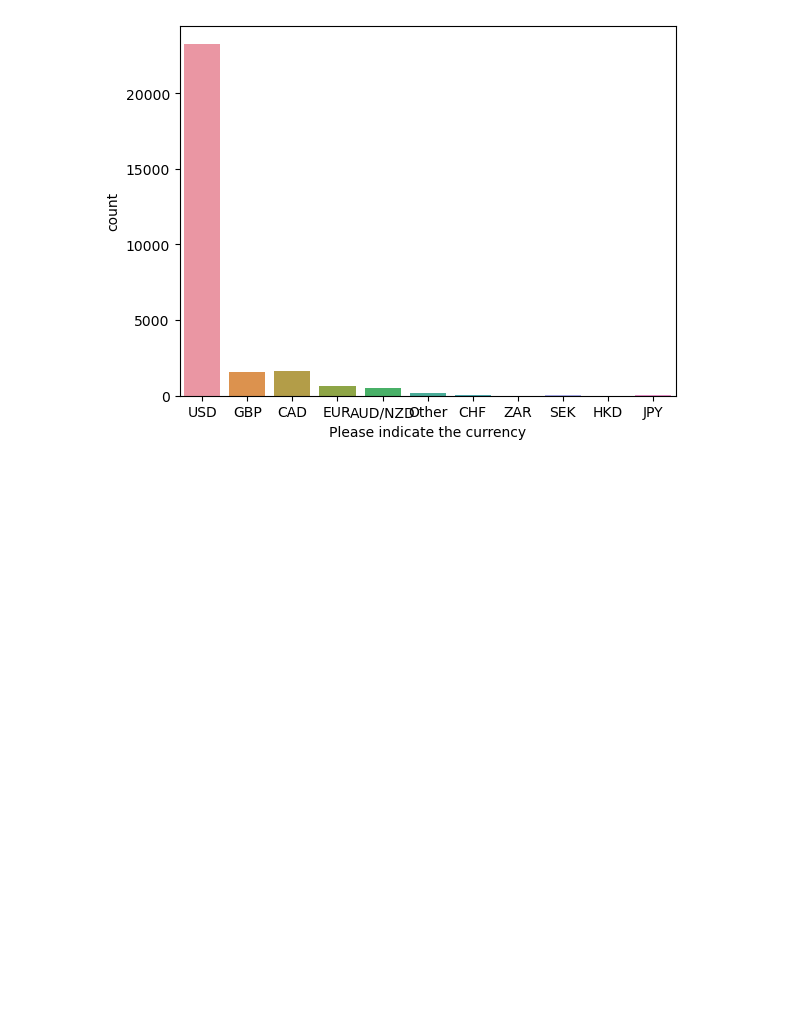
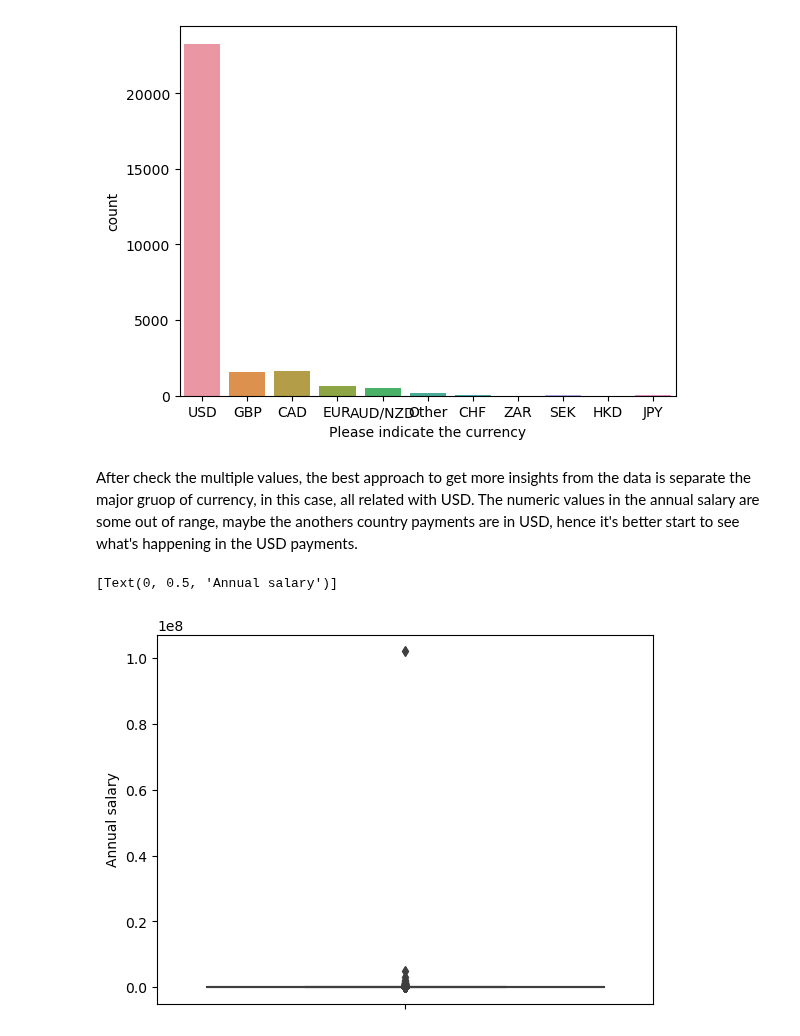
Before and after one commit to armandolezama/data-science-portfolio, a Jupyter notebook: Data_Science_Cycle/Ask_A_Manager_Salary_Survey_2021/Ask_A_Manager_Salary_Survey_2021.ipynb, the cells around one changed output. Saved outputs shown, nothing was run; the diff lists cells and outputs as text; code cells hidden in the pictures; blank space fills up the shorter version.

```diff
--- a/Data_Science_Cycle/Ask_A_Manager_Salary_Survey_2021/Ask_A_Manager_Salary_Survey_2021.ipynb
+++ b/Data_Science_Cycle/Ask_A_Manager_Salary_Survey_2021/Ask_A_Manager_Salary_Survey_2021.ipynb
@@ -425,3 +424,16 @@ currency_plot.get_xticklabels()
  Text(9, 0, 'HKD'),
  Text(10, 0, 'JPY')]
 [figure]
+# %% [markdown]
+After check the multiple values, the best approach to get more insights from the data is separate the major gruop of currency, in this case, all related with USD. The numeric values in the annual salary are some out of range, maybe the anothers country payments are in USD, hence it's better start to see what's happening in the USD payments.
+# %%
+usd_salary_group = salary_survey_data[salary_survey_data[categorical_variables[3]] == 'USD']
+annual_salary_boxplot = sns.boxplot(
+  data=usd_salary_group,
+  y=continuous_variables[0],
+)
+
+annual_salary_boxplot.set(ylabel='Annual salary')
+# %% [output]
+[Text(0, 0.5, 'Annual salary')]
+[figure, added]
```
Also changed, not shown: parts of 18 cells of this notebook.
